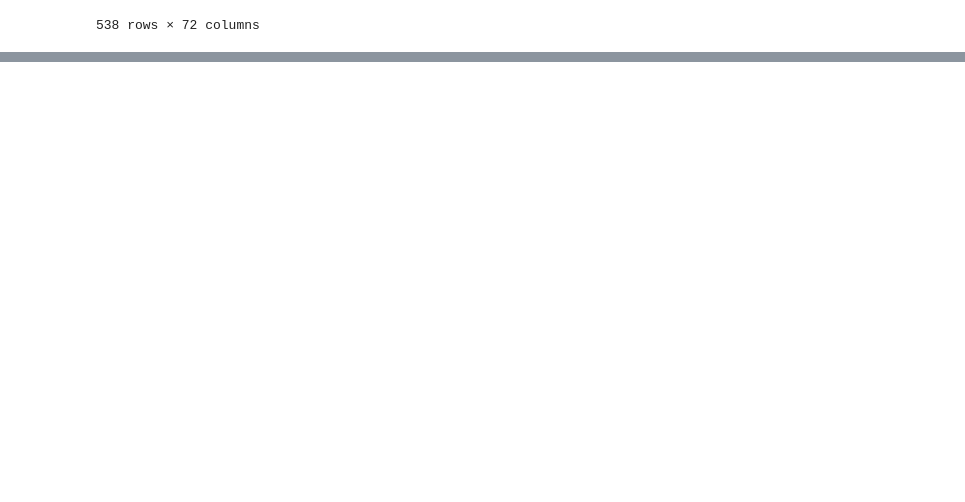
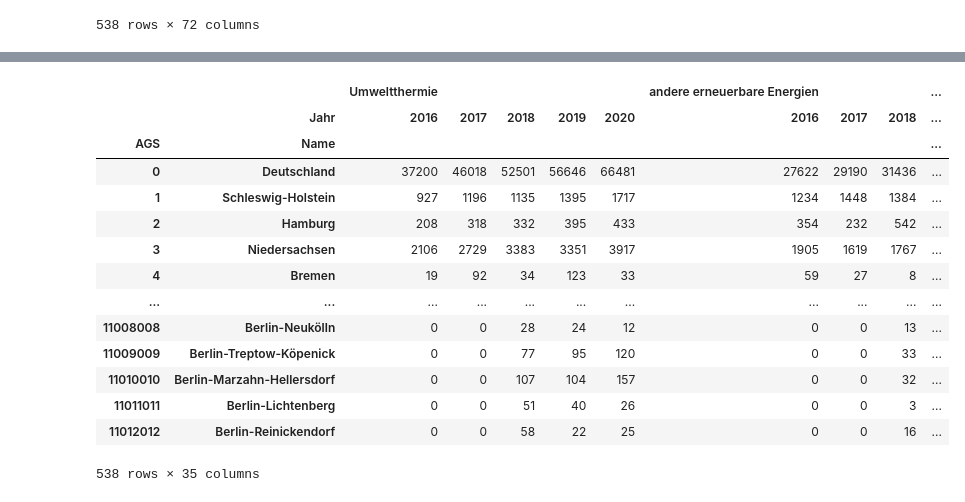
Before and after one commit to uclab-potsdam/klimataz, a Jupyter notebook: data/buildings/final_data_landkreis_new_building_renewables.ipynb, the cells around one changed output, grey strips where cells are left out. Drawn from its saved outputs; the diff is of its cells as text; code cells hidden in the pictures; blank space fills up the shorter version.

```diff
--- a/data/buildings/final_data_landkreis_new_building_renewables.ipynb
+++ b/data/buildings/final_data_landkreis_new_building_renewables.ipynb
@@ -271,0 +274,3 @@ piv_df.to_csv("data/final_data_landkreis_newbuildings_renewables.csv")
+# %%
+agg_pivot = pivot.copy()
+agg_pivot
@@ -271,0 +291,4 @@ piv_df.to_csv("data/final_data_landkreis_newbuildings_renewables.csv")
+# %%
+agg_pivot['andere erneuerbare Energien'] = agg_pivot[["Solarthermie","Geothermie","Holz","Biogas/Biomethan","Sonstige Biomasse","Keine Energie (einschl. Passivhaus)"]].sum(axis=1)
+agg_pivot['andere fossile Energie'] = agg_pivot[["Gas","Öl","Fernwärme/Fernkälte","Sonstige Heizenergie"]].sum(axis=1)
+agg_pivot
@@ -271,0 +309,7 @@ piv_df.to_csv("data/final_data_landkreis_newbuildings_renewables.csv")
+# %%
+agg_long = agg_pivot[['year','ort_ags','ort_name','Umweltthermie (Luft/Wasser)','andere erneuerbare Energien','Gas','andere fossile Energie','Strom','renewables','fossils']].copy()
+agg_long.columns = ['Jahr','AGS','Name','Umweltthermie','andere erneuerbare Energien','Gas','andere fossile Energie','Strom','renewables','fossils']
+
+#change year column to string to facilitate renaming columns after second pivot
+agg_long['Jahr'] = agg_long['Jahr'].astype(str)
+agg_long
@@ -271,0 +330,20 @@ piv_df.to_csv("data/final_data_landkreis_newbuildings_renewables.csv")
+# %%
+#pivot dataframe to have both energy types and years as columns
+agg_wide = agg_long.pivot(index=['AGS','Name'],columns='Jahr',values=['Umweltthermie','andere erneuerbare Energien','Gas','andere fossile Energie','Strom','renewables','fossils'])
+agg_wide
+# %% [output]
+|  |  | Umweltthermie |  |  |  |  | andere erneuerbare Energien |  |  | ... |
+|  | Jahr | 2016 | 2017 | 2018 | 2019 | 2020 | 2016 | 2017 | 2018 | ... |
+| AGS | Name |  |  |  |  |  |  |  |  | ... |
+| 0 | Deutschland | 37200 | 46018 | 52501 | 56646 | 66481 | 27622 | 29190 | 31436 | ... |
+| 1 | Schleswig-Holstein | 927 | 1196 | 1135 | 1395 | 1717 | 1234 | 1448 | 1384 | ... |
+| 2 | Hamburg | 208 | 318 | 332 | 395 | 433 | 354 | 232 | 542 | ... |
+| 3 | Niedersachsen | 2106 | 2729 | 3383 | 3351 | 3917 | 1905 | 1619 | 1767 | ... |
+| 4 | Bremen | 19 | 92 | 34 | 123 | 33 | 59 | 27 | 8 | ... |
+| ... | ... | ... | ... | ... | ... | ... | ... | ... | ... | ... |
+| 11008008 | Berlin-Neukölln | 0 | 0 | 28 | 24 | 12 | 0 | 0 | 13 | ... |
+| 11009009 | Berlin-Treptow-Köpenick | 0 | 0 | 77 | 95 | 120 | 0 | 0 | 33 | ... |
+| 11010010 | Berlin-Marzahn-Hellersdorf | 0 | 0 | 107 | 104 | 157 | 0 | 0 | 32 | ... |
+| 11011011 | Berlin-Lichtenberg | 0 | 0 | 51 | 40 | 26 | 0 | 0 | 3 | ... |
+| 11012012 | Berlin-Reinickendorf | 0 | 0 | 58 | 22 | 25 | 0 | 0 | 16 | ... |
+538 rows × 35 columns
```
Also changed, not shown: parts of 6 cells of this notebook, 1 other file.
